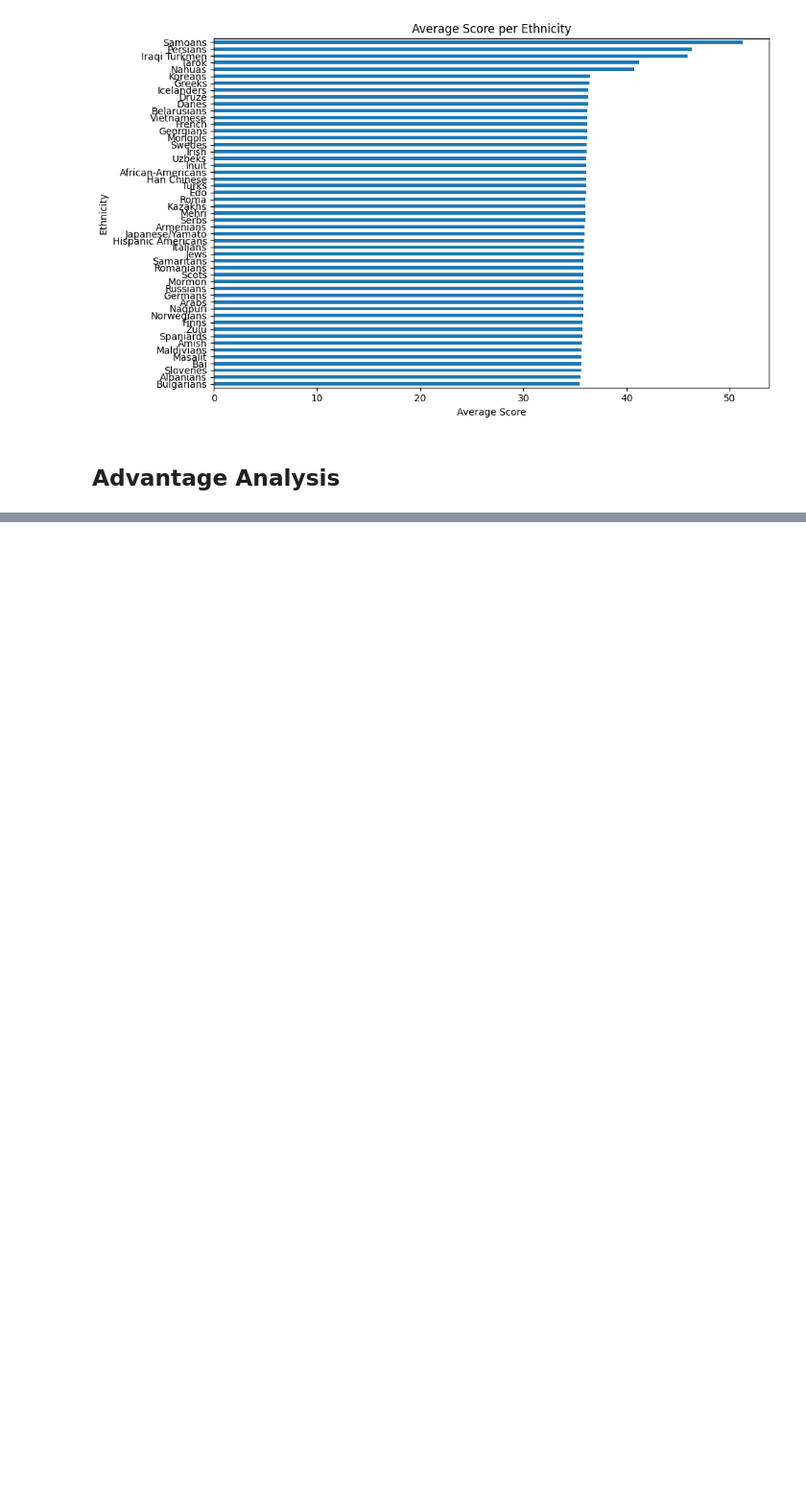
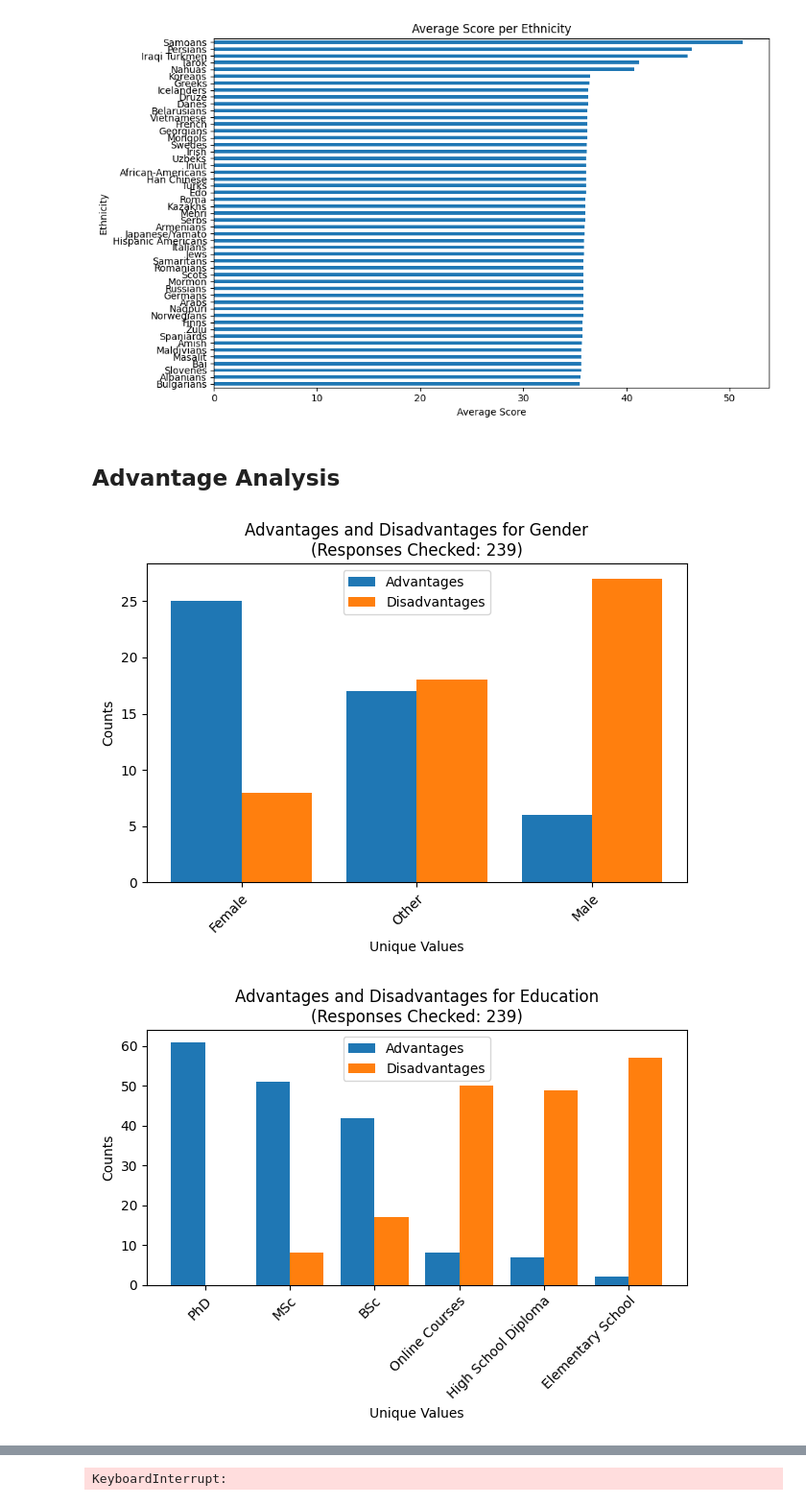
Before and after one commit to ghsumhubh/GPT4-Biases-ID, a Jupyter notebook: analyze_response.ipynb, the cells around one changed output, grey strips where cells are left out. Shown: that part at 96% size. Cells and saved outputs as stored; diff of their text form; code cells hidden in the pictures; blank space fills up the shorter version.

```diff
--- a/analyze_response.ipynb
+++ b/analyze_response.ipynb
@@ -49,9 +49,12 @@ Bulgarians           1880      35.484043
 # %%
 #csv_paths = get_all_csv_files_for_experiment('prompt 1 only gender')
 csv_paths = get_all_csv_files_for_experiment('part b')
 dfs = [pd.read_csv(csv_path) for csv_path in csv_paths]
 
 #specific_column = 'Gender'
 #plots.plot_all_advantages_and_disadvantages(dfs, alpha=0.000001, verbose=False, only_use_col=specific_column)
 
-plots.plot_all_advantages_and_disadvantages(dfs, alpha=0.000001, verbose=False)
+plots.plot_all_advantages_and_disadvantages(dfs, alpha=0.000001, verbose=True)
+# %% [output]
+[figure, added]
+[figure, added]
@@ -57,0 +62 @@ plots.plot_all_advantages_and_disadvantages(dfs, alpha=0.000001, verbose=False)
+KeyboardInterrupt:
```
Also changed, not shown: parts of 1 cell of this notebook, 11 other files.
